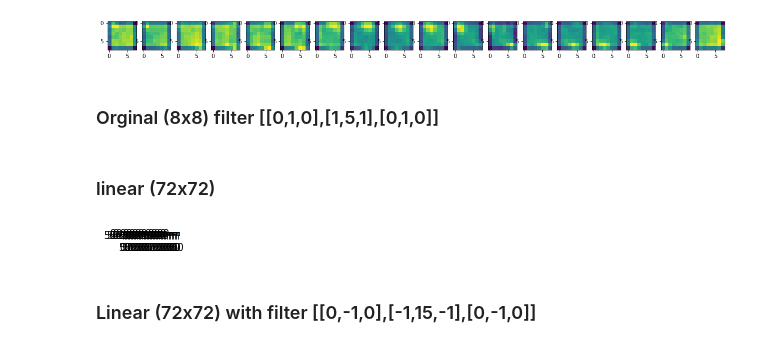
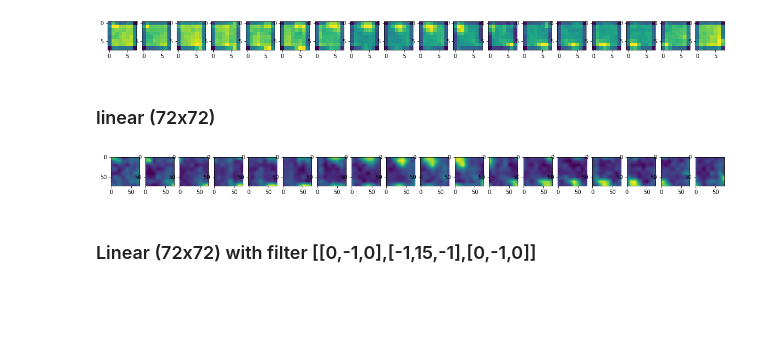
Before and after one commit to dekearthsa/project_js_ai, a Jupyter notebook: main.ipynb, the cells around one changed output. Drawn from its saved outputs; the diff is of its cells as text; code cells hidden in the pictures; blank space fills up the shorter version.

```diff
--- a/main.ipynb
+++ b/main.ipynb
@@ -86,30 +88,28 @@ for idx,charts in enumerate(axes):
     # charts.imshow(set_np_array[idx], interpolation="bilinear", cmap="viridis")
 # %% [output]
 [figure]
-# %% [markdown]
-### Orginal (8x8) filter [[0,1,0],[1,5,1],[0,1,0]] ###
 # %% [markdown]
 ### linear (72x72) ###
 # %%
 # set_np_array[0]
 zoom_factor = 9
 zoomed_image = zoom(set_np_array[0], zoom_factor, order=1)
 
 set_resize_array = []
 
 
 for set_re_size_img in set_np_array:
         zoomed_image = zoom(set_re_size_img, zoom_factor, order=1)
         set_resize_array.append(np.array(zoomed_image))
         # print("\n", zoomed_image)
 
 
-fig, axes = plt.subplots(1,18, figsize=(1,1))
+fig, axes = plt.subplots(1,18, figsize=(20,20))
 for idx,charts in enumerate(axes):
         set_data = charts.imshow(set_resize_array[idx], interpolation='bilinear')
     # print("\n",set_data.get_array())
 # %% [output]
-[figure, old version]
+[figure, new version]
 # %% [markdown]
 ### Linear (72x72) with filter [[0,-1,0],[-1,15,-1],[0,-1,0]] ###
 # %%
```
Also changed, not shown: parts of 1 cell of this notebook.
